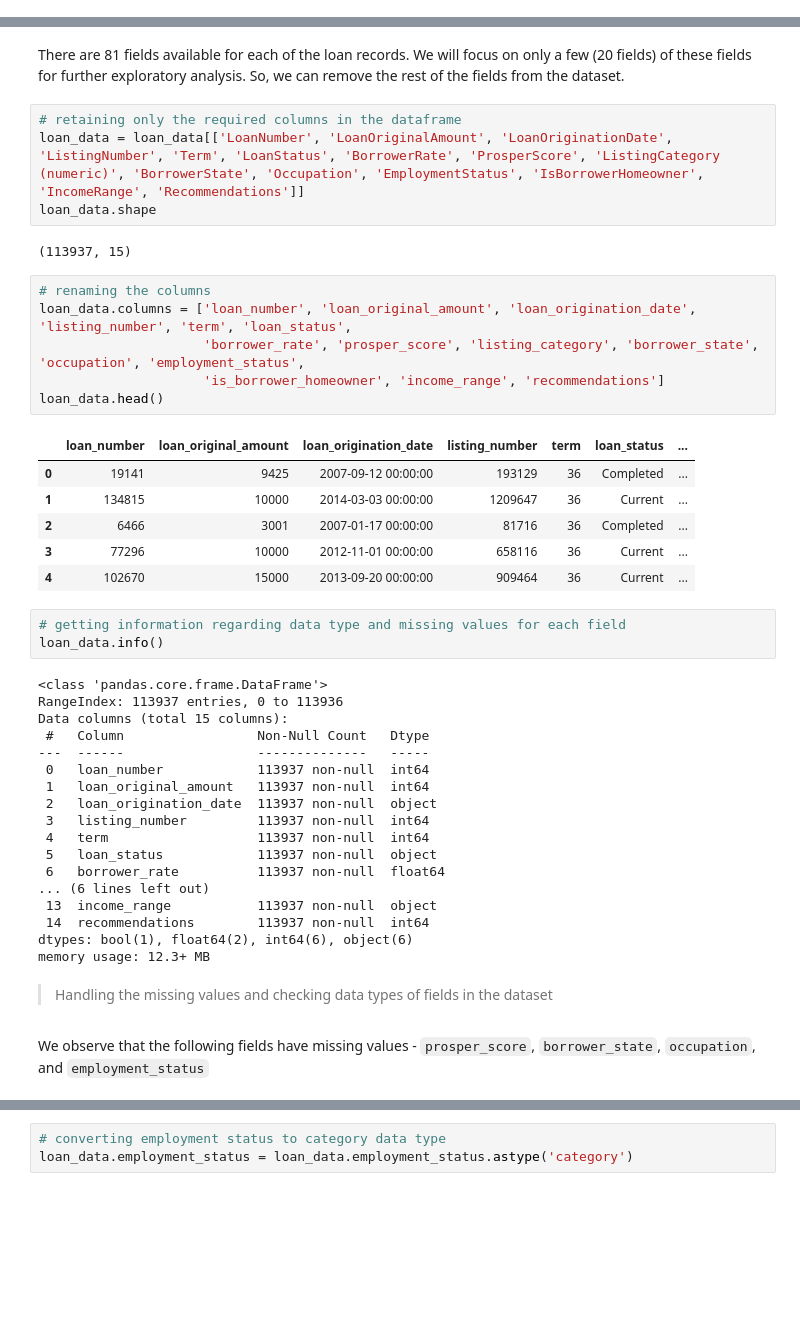
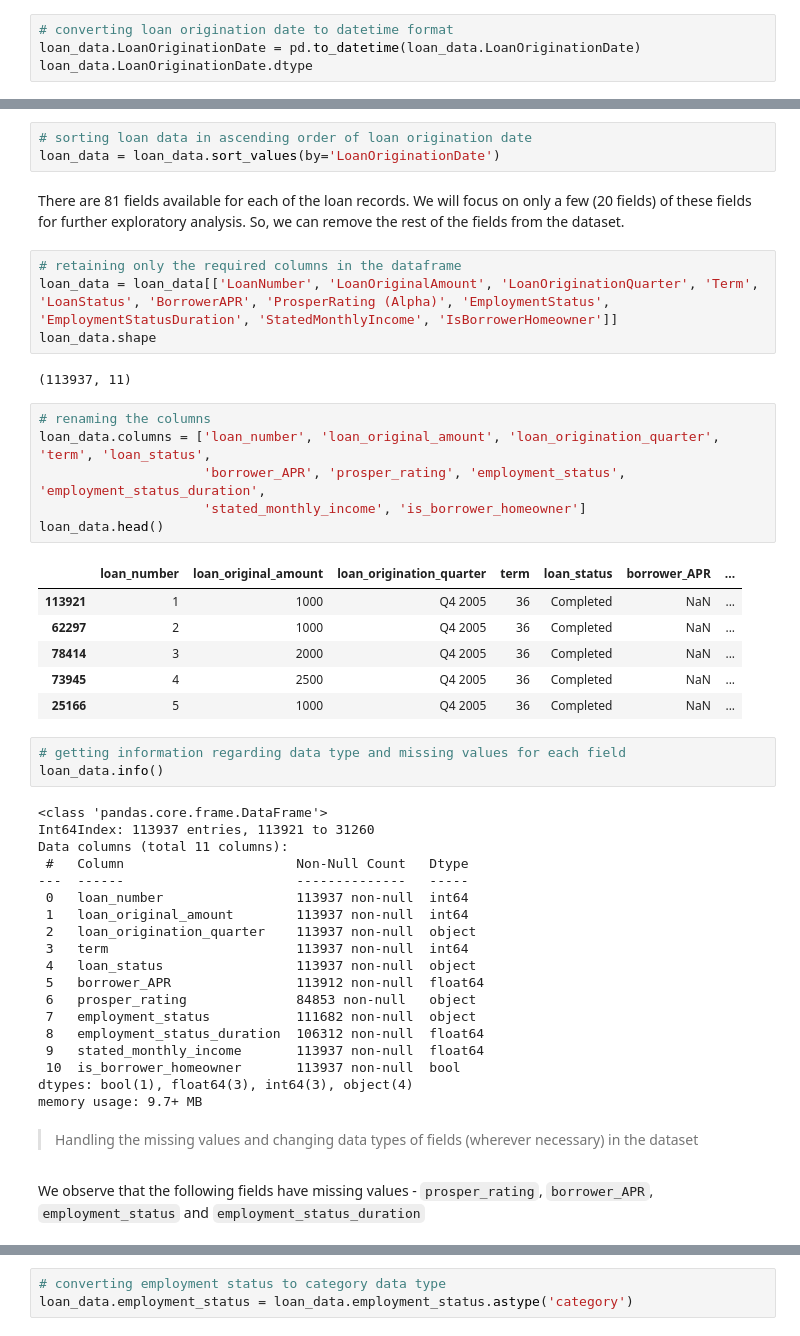
Before and after one commit to jyothirupa/loan-data-visualization, a Jupyter notebook: exploratory_analysis.ipynb, the cells around one changed output, grey strips where cells are left out. Drawn from its saved outputs; the diff is of its cells as text; blank space fills up the shorter version.

```diff
--- a/exploratory_analysis.ipynb
+++ b/exploratory_analysis.ipynb
@@ -32,3 +31,7 @@ loan_data.head()
 loan_data.shape
 # %% [output]
 (113937, 81)
+# %%
+# converting loan origination date to datetime format
+loan_data.LoanOriginationDate = pd.to_datetime(loan_data.LoanOriginationDate)
+loan_data.LoanOriginationDate.dtype
@@ -35,47 +40,51 @@ loan_data.shape
+# %%
+# sorting loan data in ascending order of loan origination date
+loan_data = loan_data.sort_values(by='LoanOriginationDate')
 # %% [markdown]
 There are 81 fields available for each of the loan records. We will focus on only a few (20 fields) of these fields for further exploratory analysis. So, we can remove the rest of the fields from the dataset.
 # %%
 # retaining only the required columns in the dataframe
-loan_data = loan_data[['LoanNumber', 'LoanOriginalAmount', 'LoanOriginationDate', 'ListingNumber', 'Term', 'LoanStatus', 'BorrowerRate', 'ProsperScore', 'ListingCategory (numeric)', 'BorrowerState', 'Occupation', 'EmploymentStatus', 'IsBorrowerHomeowner', 'IncomeRange', 'Recommendations']]
+loan_data = loan_data[['LoanNumber', 'LoanOriginalAmount', 'LoanOriginationQuarter', 'Term', 'LoanStatus', 'BorrowerAPR', 'ProsperRating (Alpha)', 'EmploymentStatus', 'EmploymentStatusDuration', 'StatedMonthlyIncome', 'IsBorrowerHomeowner']]
 loan_data.shape
 # %% [output]
-(113937, 15)
+(113937, 11)
 # %%
 # renaming the columns
-loan_data.columns = ['loan_number', 'loan_original_amount', 'loan_origination_date', 'listing_number', 'term', 'loan_status',
-                     'borrower_rate', 'prosper_score', 'listing_category', 'borrower_state', 'occupation', 'employment_status',
-                     'is_borrower_homeowner', 'income_range', 'recommendations']
+loan_data.columns = ['loan_number', 'loan_original_amount', 'loan_origination_quarter', 'term', 'loan_status',
+                     'borrower_APR', 'prosper_rating', 'employment_status', 'employment_status_duration',
+                     'stated_monthly_income', 'is_borrower_homeowner']
 loan_data.head()
 # %% [output]
-|  | loan_number | loan_original_amount | loan_origination_date | listing_number | term | loan_status | ... |
-| 0 | 19141 | 9425 | 2007-09-12 00:00:00 | 193129 | 36 | Completed | ... |
-| 1 | 134815 | 10000 | 2014-03-03 00:00:00 | 1209647 | 36 | Current | ... |
-| 2 | 6466 | 3001 | 2007-01-17 00:00:00 | 81716 | 36 | Completed | ... |
-| 3 | 77296 | 10000 | 2012-11-01 00:00:00 | 658116 | 36 | Current | ... |
-| 4 | 102670 | 15000 | 2013-09-20 00:00:00 | 909464 | 36 | Current | ... |
+|  | loan_number | loan_original_amount | loan_origination_quarter | term | loan_status | borrower_APR | ... |
+| 113921 | 1 | 1000 | Q4 2005 | 36 | Completed | NaN | ... |
+| 62297 | 2 | 1000 | Q4 2005 | 36 | Completed | NaN | ... |
+| 78414 | 3 | 2000 | Q4 2005 | 36 | Completed | NaN | ... |
+| 73945 | 4 | 2500 | Q4 2005 | 36 | Completed | NaN | ... |
+| 25166 | 5 | 1000 | Q4 2005 | 36 | Completed | NaN | ... |
 # %%
 # getting information regarding data type and missing values for each field
 loan_data.info()
 # %% [output]
 <class 'pandas.core.frame.DataFrame'>
-RangeIndex: 113937 entries, 0 to 113936
-Data columns (total 15 columns):
- #   Column                 Non-Null Count   Dtype
----  ------                 --------------   -----
- 0   loan_number            113937 non-null  int64
- 1   loan_original_amount   113937 non-null  int64
- 2   loan_origination_date  113937 non-null  object
- 3   listing_number         113937 non-null  int64
- 4   term                   113937 non-null  int64
- 5   loan_status            113937 non-null  object
- 6   borrower_rate          113937 non-null  float64
-... (6 lines left out)
- 13  income_range           113937 non-null  object
- 14  recommendations        113937 non-null  int64
-dtypes: bool(1), float64(2), int64(6), object(6)
-memory usage: 12.3+ MB
+Int64Index: 113937 entries, 113921 to 31260
+Data columns (total 11 columns):
+ #   Column                      Non-Null Count   Dtype
+---  ------                      --------------   -----
+ 0   loan_number                 113937 non-null  int64
+ 1   loan_original_amount        113937 non-null  int64
+ 2   loan_origination_quarter    113937 non-null  object
+ 3   term                        113937 non-null  int64
+ 4   loan_status                 113937 non-null  object
+ 5   borrower_APR                113912 non-null  float64
+ 6   prosper_rating              84853 non-null   object
+ 7   employment_status           111682 non-null  object
+ 8   employment_status_duration  106312 non-null  float64
+ 9   stated_monthly_income       113937 non-null  float64
+ 10  is_borrower_homeowner       113937 non-null  bool
+dtypes: bool(1), float64(3), int64(3), object(4)
+memory usage: 9.7+ MB
 # %% [markdown]
-> Handling the missing values and checking data types of fields in the dataset
+> Handling the missing values and changing data types of fields (wherever necessary) in the dataset
 # %% [markdown]
-We observe that the following fields have missing values - `prosper_score`, `borrower_state`, `occupation`, and `employment_status`
+We observe that the following fields have missing values - `prosper_rating`, `borrower_APR`, `employment_status` and `employment_status_duration`
 # %% [markdown]
```
Also changed, not shown: parts of 111 cells of this notebook, 2 other files.
